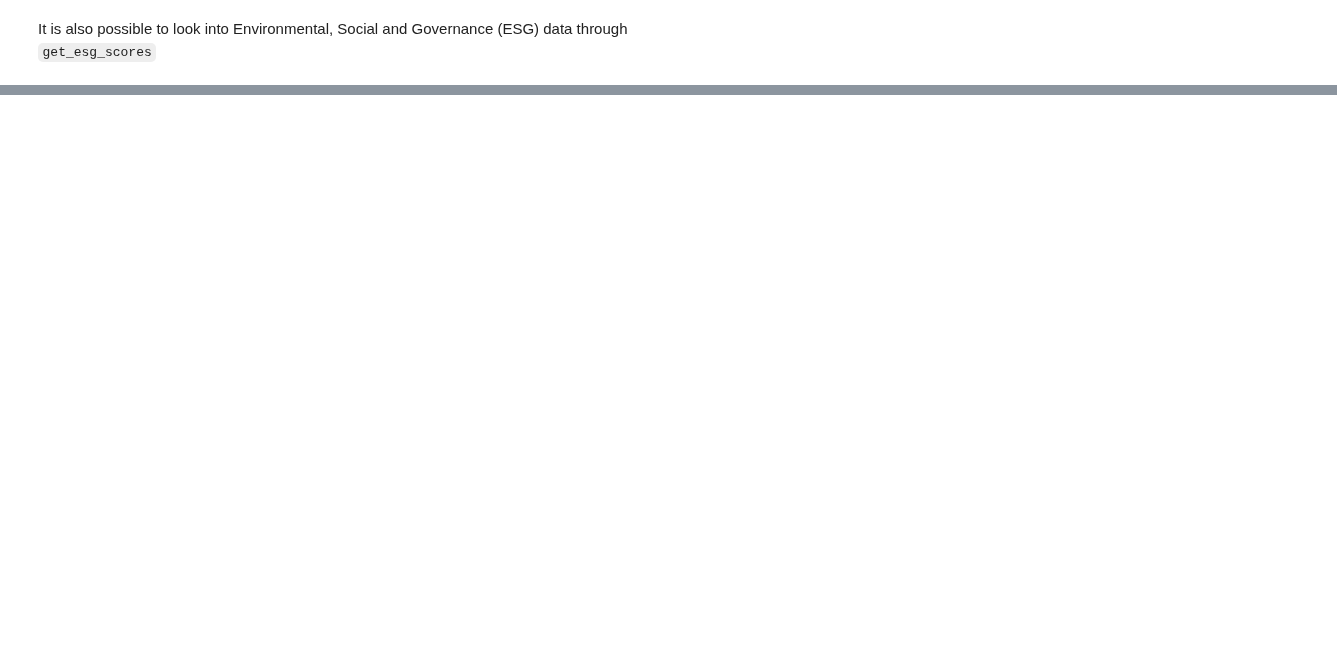
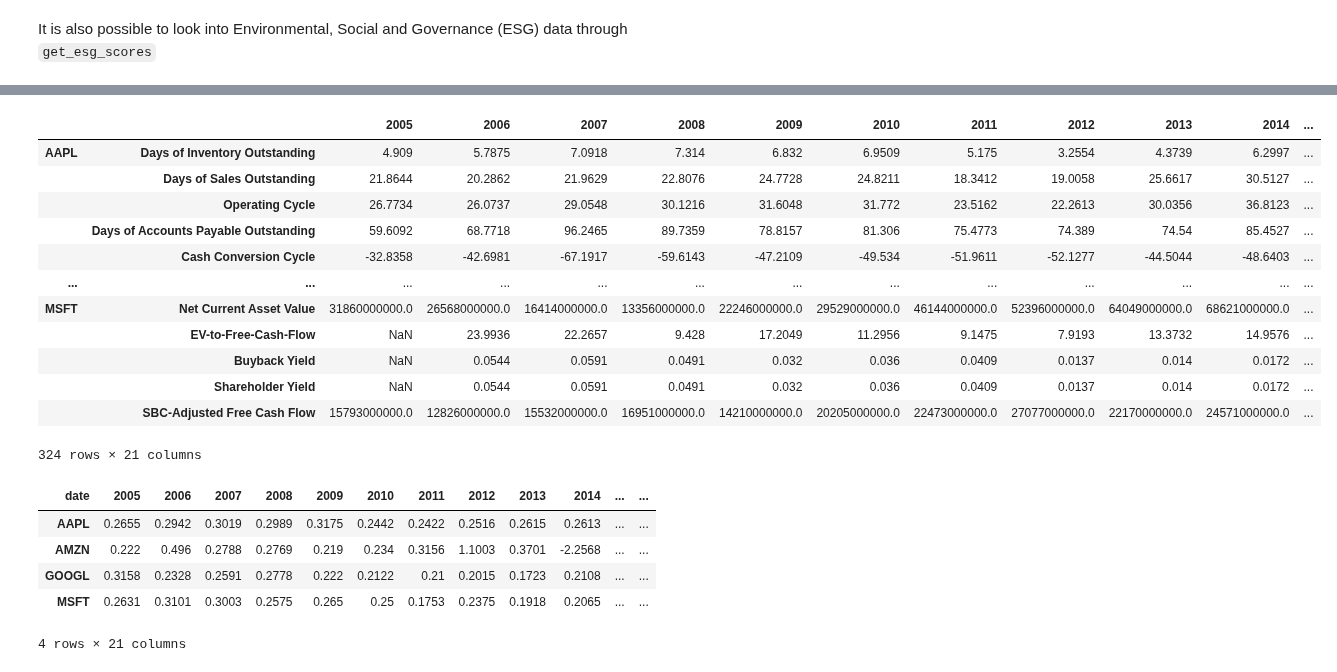
Before and after one commit to JerBouma/jerbouma.github.io, a Jupyter notebook: assets/notebooks/financetoolkit/getting-started.ipynb, the cells around one changed output, grey strips where cells are left out. Cells and saved outputs as stored; diff of their text form; code cells hidden in the pictures; blank space fills up the shorter version.

```diff
--- a/assets/notebooks/financetoolkit/getting-started.ipynb
+++ b/assets/notebooks/financetoolkit/getting-started.ipynb
@@ -416,0 +391,26 @@ companies.get_profile()
+# %%
+# Collect all ratios at once
+display(companies.ratios.collect_all_ratios())
+
+# Or obtain a single ratio
+display(companies.ratios.get_effective_tax_rate())
+# %% [output]
+|  |  | 2005 | 2006 | 2007 | 2008 | 2009 | 2010 | 2011 | 2012 | 2013 | 2014 | ... |
+| AAPL | Days of Inventory Outstanding | 4.909 | 5.7875 | 7.0918 | 7.314 | 6.832 | 6.9509 | 5.175 | 3.2554 | 4.3739 | 6.2997 | ... |
+|  | Days of Sales Outstanding | 21.8644 | 20.2862 | 21.9629 | 22.8076 | 24.7728 | 24.8211 | 18.3412 | 19.0058 | 25.6617 | 30.5127 | ... |
+|  | Operating Cycle | 26.7734 | 26.0737 | 29.0548 | 30.1216 | 31.6048 | 31.772 | 23.5162 | 22.2613 | 30.0356 | 36.8123 | ... |
+|  | Days of Accounts Payable Outstanding | 59.6092 | 68.7718 | 96.2465 | 89.7359 | 78.8157 | 81.306 | 75.4773 | 74.389 | 74.54 | 85.4527 | ... |
+|  | Cash Conversion Cycle | -32.8358 | -42.6981 | -67.1917 | -59.6143 | -47.2109 | -49.534 | -51.9611 | -52.1277 | -44.5044 | -48.6403 | ... |
+| ... | ... | ... | ... | ... | ... | ... | ... | ... | ... | ... | ... | ... |
+| MSFT | Net Current Asset Value | 31860000000.0 | 26568000000.0 | 16414000000.0 | 13356000000.0 | 22246000000.0 | 29529000000.0 | 46144000000.0 | 52396000000.0 | 64049000000.0 | 68621000000.0 | ... |
+|  | EV-to-Free-Cash-Flow | NaN | 23.9936 | 22.2657 | 9.428 | 17.2049 | 11.2956 | 9.1475 | 7.9193 | 13.3732 | 14.9576 | ... |
+|  | Buyback Yield | NaN | 0.0544 | 0.0591 | 0.0491 | 0.032 | 0.036 | 0.0409 | 0.0137 | 0.014 | 0.0172 | ... |
+|  | Shareholder Yield | NaN | 0.0544 | 0.0591 | 0.0491 | 0.032 | 0.036 | 0.0409 | 0.0137 | 0.014 | 0.0172 | ... |
+|  | SBC-Adjusted Free Cash Flow | 15793000000.0 | 12826000000.0 | 15532000000.0 | 16951000000.0 | 14210000000.0 | 20205000000.0 | 22473000000.0 | 27077000000.0 | 22170000000.0 | 24571000000.0 | ... |
+324 rows × 21 columns
+| date | 2005 | 2006 | 2007 | 2008 | 2009 | 2010 | 2011 | 2012 | 2013 | 2014 | ... | ... |
+| AAPL | 0.2655 | 0.2942 | 0.3019 | 0.2989 | 0.3175 | 0.2442 | 0.2422 | 0.2516 | 0.2615 | 0.2613 | ... | ... |
+| AMZN | 0.222 | 0.496 | 0.2788 | 0.2769 | 0.219 | 0.234 | 0.3156 | 1.1003 | 0.3701 | -2.2568 | ... | ... |
+| GOOGL | 0.3158 | 0.2328 | 0.2591 | 0.2778 | 0.222 | 0.2122 | 0.21 | 0.2015 | 0.1723 | 0.2108 | ... | ... |
+| MSFT | 0.2631 | 0.3101 | 0.3003 | 0.2575 | 0.265 | 0.25 | 0.1753 | 0.2375 | 0.1918 | 0.2065 | ... | ... |
+4 rows × 21 columns
```
Also changed, not shown: parts of 44 cells of this notebook, 11 other files.
